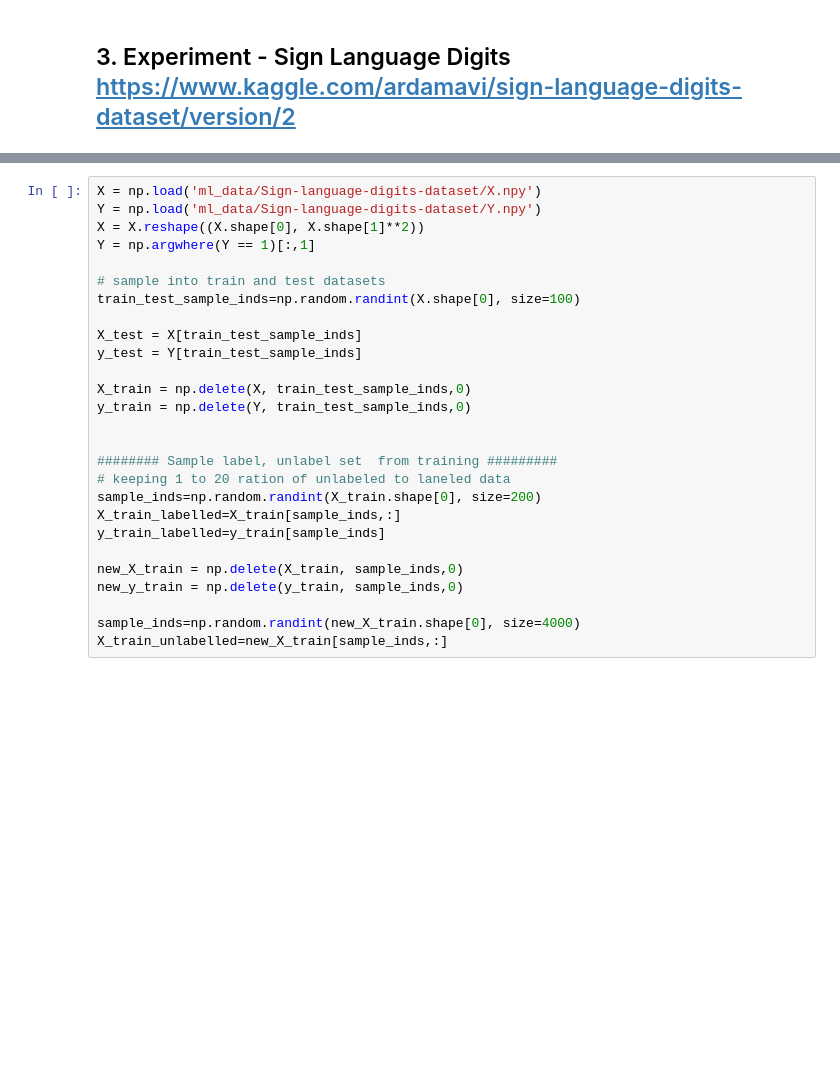
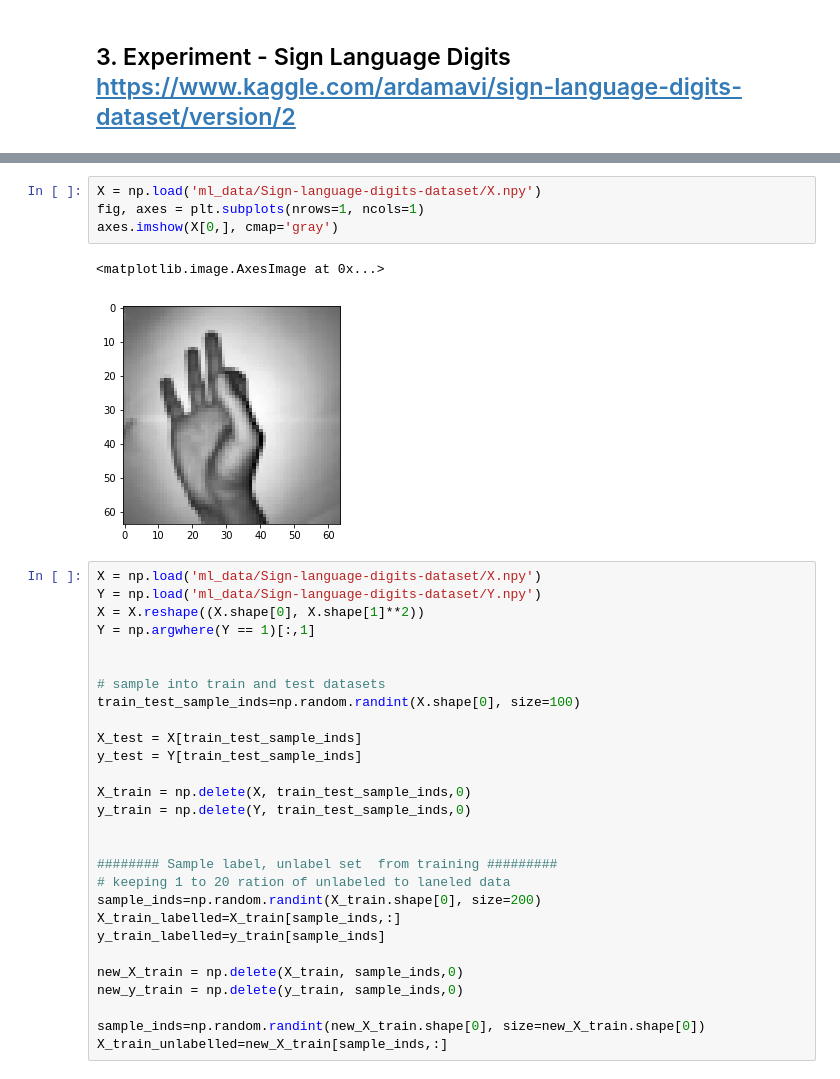
Before and after one commit to ShawnHouCHN/Advanced-Machine-Learning, a Jupyter notebook: Advanced Machine Learning - Metrics Learning.ipynb, the cells around one changed output, grey strips where cells are left out. Saved outputs shown, nothing was run; the diff lists cells and outputs as text; blank space fills up the shorter version.

```diff
--- a/Advanced Machine Learning - Metrics Learning.ipynb
+++ b/Advanced Machine Learning - Metrics Learning.ipynb
@@ -524,11 +486,19 @@ Unlabel size:  34800  MNIST SSC :  0.7501428571428571
 ## 3. Experiment - Sign Language Digits  https://www.kaggle.com/ardamavi/sign-language-digits-dataset/version/2
 # %% [markdown]
 <img src="ml_data/SignLanguage.JPG">
+# %%
+X = np.load('ml_data/Sign-language-digits-dataset/X.npy')
+fig, axes = plt.subplots(nrows=1, ncols=1)
+axes.imshow(X[0,], cmap='gray')
+# %% [output]
+<matplotlib.image.AxesImage at 0x...>
+[figure, added]
 # %%
 X = np.load('ml_data/Sign-language-digits-dataset/X.npy')
 Y = np.load('ml_data/Sign-language-digits-dataset/Y.npy')
 X = X.reshape((X.shape[0], X.shape[1]**2))
 Y = np.argwhere(Y == 1)[:,1]
+
 
 # sample into train and test datasets
 train_test_sample_inds=np.random.randint(X.shape[0], size=100)
@@ -549,6 +519,6 @@ y_train_labelled=y_train[sample_inds]
 new_X_train = np.delete(X_train, sample_inds,0)
 new_y_train = np.delete(y_train, sample_inds,0)
 
-sample_inds=np.random.randint(new_X_train.shape[0], size=4000)
+sample_inds=np.random.randint(new_X_train.shape[0], size=new_X_train.shape[0])
 X_train_unlabelled=new_X_train[sample_inds,:]
 # %%
```
Also changed, not shown: parts of 19 cells of this notebook.
